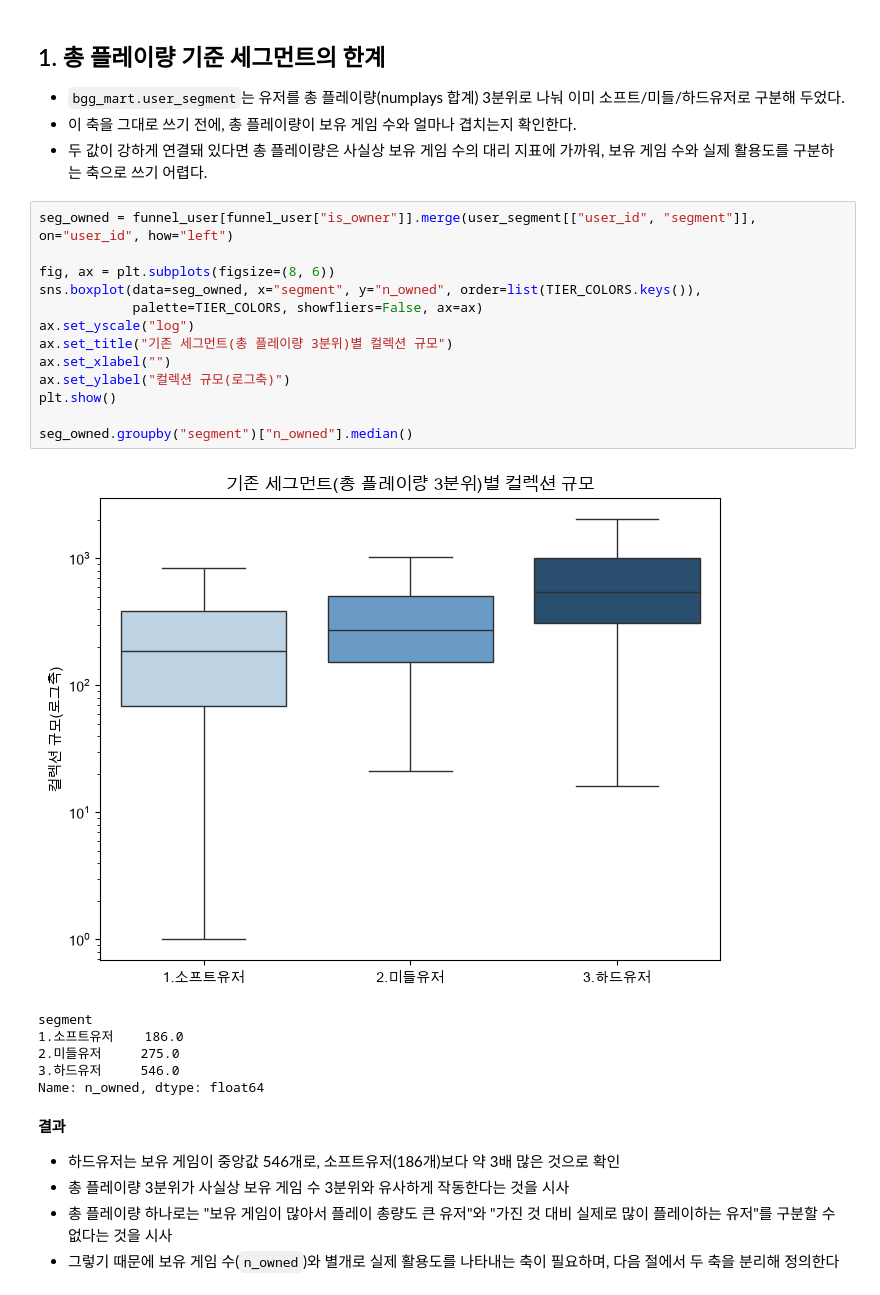
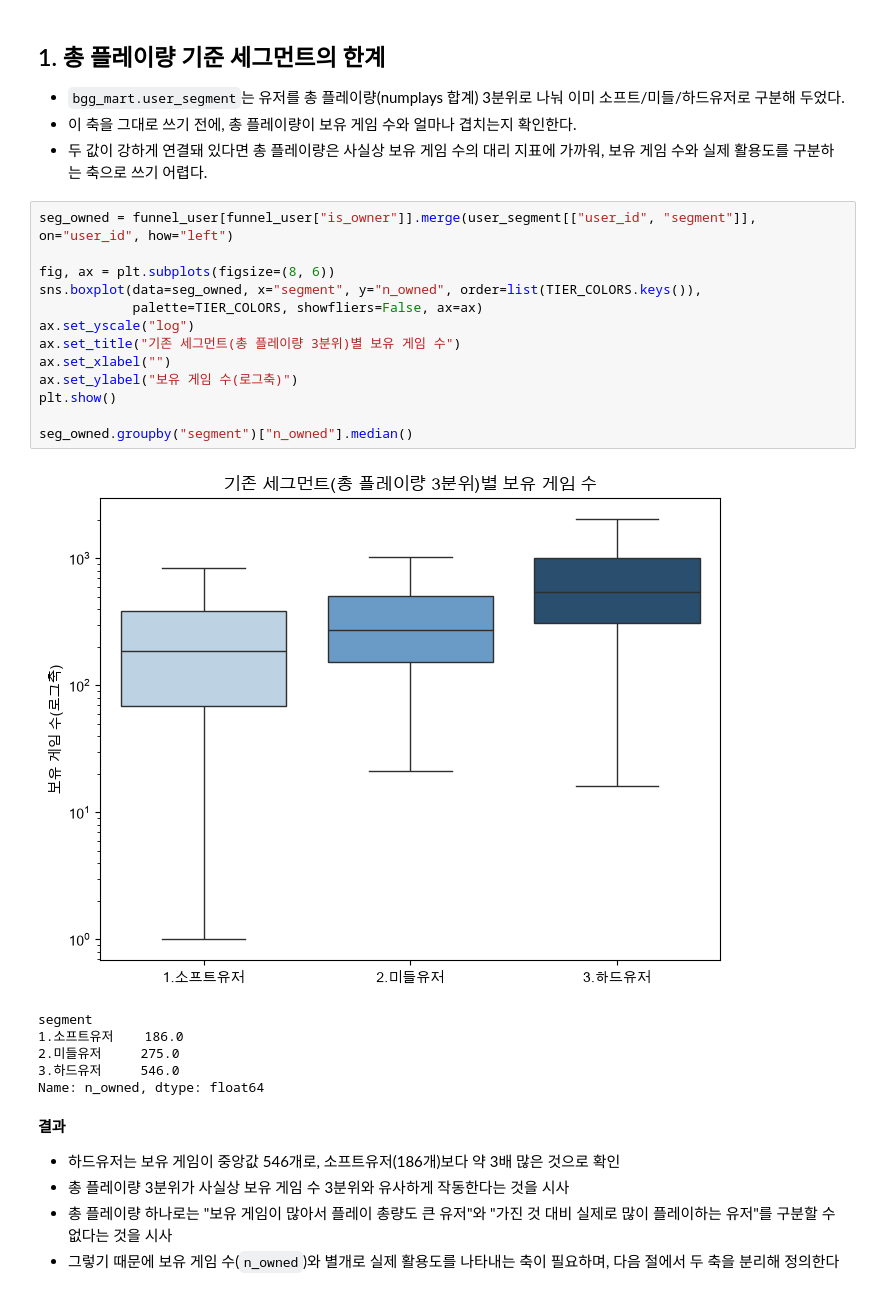
Before and after one commit to GH-Door/bgg-user-analytics, a Jupyter notebook: jupyter/03.Segment_Wishlist.ipynb, the cells around one changed output. Cells and saved outputs as stored; diff of their text form.

```diff
--- a/jupyter/03.Segment_Wishlist.ipynb
+++ b/jupyter/03.Segment_Wishlist.ipynb
@@ -131,18 +131,18 @@ funnel_user (3000, 8), funnel_item (1295519, 7), user_wishlist (160019, 5)
 # %%
 seg_owned = funnel_user[funnel_user["is_owner"]].merge(user_segment[["user_id", "segment"]], on="user_id", how="left")
 
 fig, ax = plt.subplots(figsize=(8, 6))
 sns.boxplot(data=seg_owned, x="segment", y="n_owned", order=list(TIER_COLORS.keys()),
             palette=TIER_COLORS, showfliers=False, ax=ax)
 ax.set_yscale("log")
-ax.set_title("기존 세그먼트(총 플레이량 3분위)별 컬렉션 규모")
+ax.set_title("기존 세그먼트(총 플레이량 3분위)별 보유 게임 수")
 ax.set_xlabel("")
-ax.set_ylabel("컬렉션 규모(로그축)")
+ax.set_ylabel("보유 게임 수(로그축)")
 plt.show()
 
 seg_owned.groupby("segment")["n_owned"].median()
 # %% [output]
-[figure, old version]
+[figure, new version]
 segment
 1.소프트유저    186.0
 2.미들유저     275.0
```
Also changed, not shown: parts of 10 cells of this notebook, 3 other files.
